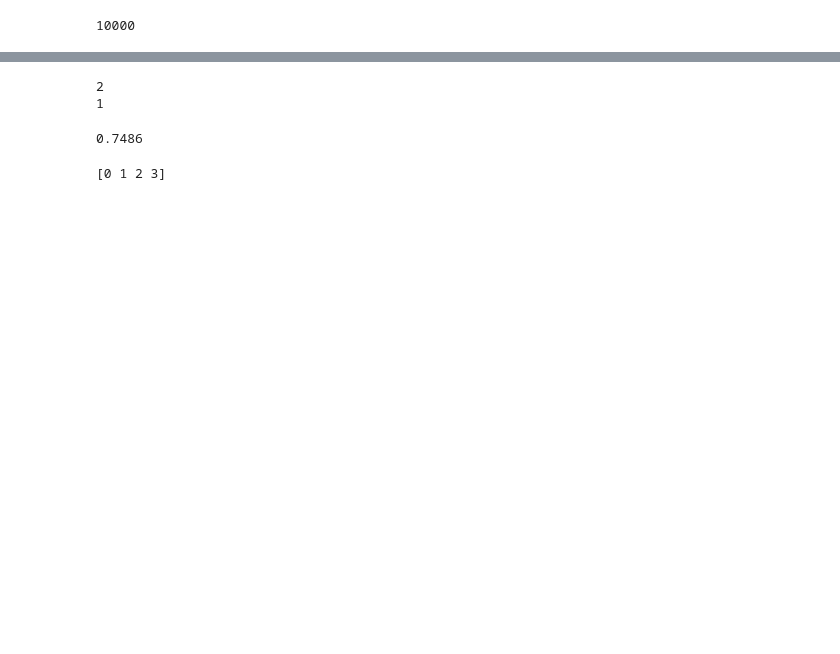
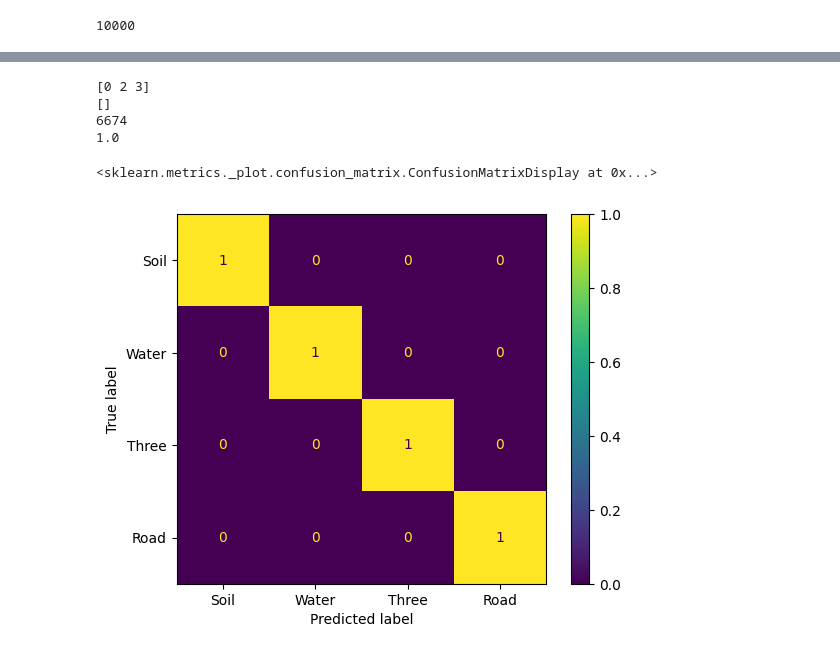
Before and after one commit to jonasroy/SVM_THESIS_PROJECT, a Jupyter notebook: Model/Model_Tree3.ipynb, the cells around one changed output, grey strips where cells are left out. Saved outputs shown, nothing was run; the diff lists cells and outputs as text; code cells hidden in the pictures; blank space fills up the shorter version.

```diff
--- a/Model/Model_Tree3.ipynb
+++ b/Model/Model_Tree3.ipynb
@@ -505,6 +446,0 @@ def combineLabels(predicted_labels, tree_branch):
-# %%
-for i in range(2,0, -1 ):
-    print(i)
-# %% [output]
-2
-1
@@ -536,18 +447,28 @@ def SvmDesionTree(data, labels, tree_branches, svm_branch_models = {}):
 # %%
 tb = {0: [[0,2,3],[1]], 1: [[[3],[0,2]], []], 2 : [[[0],[2]], []]}
 
-sbm = {0: SVC(kernel="rbf", C=100000), 1 : [SVC(),False], 2: [SVC(), False]}
+sbm = {0: SVC(kernel="rbf", C=100000), 1 : [SVC(kernel="rbf", C=100000),False], 2: [SVC(kernel="rbf", C=10000), False]}
 
 pl = SvmDesionTree(X,y,tb, sbm)
 
 
 print((pl == y).sum()/len(y))
+
+#1 Road, 2# Soil, #3, Water, #4 Three
+
+name_classes = ["Soil", "Water", "Three", "Road"]
+
+
+cm = confusion_matrix(y,pl, normalize="true")
+cmd_obj = ConfusionMatrixDisplay(cm, display_labels=name_classes)
+cmd_obj.plot()
 # %% [output]
-0.7486
+[0 2 3]
+[]
+6674
+1.0
+<sklearn.metrics._plot.confusion_matrix.ConfusionMatrixDisplay at 0x...>
+[figure, added]
-# %%
-print(classesInLabels(pl))
-# %% [output]
-[0 1 2 3]
 # %%
 plt.imshow(pl.reshape((100,100)))
 # %% [output]
```
Also changed, not shown: parts of 65 cells of this notebook, 1 other file.
